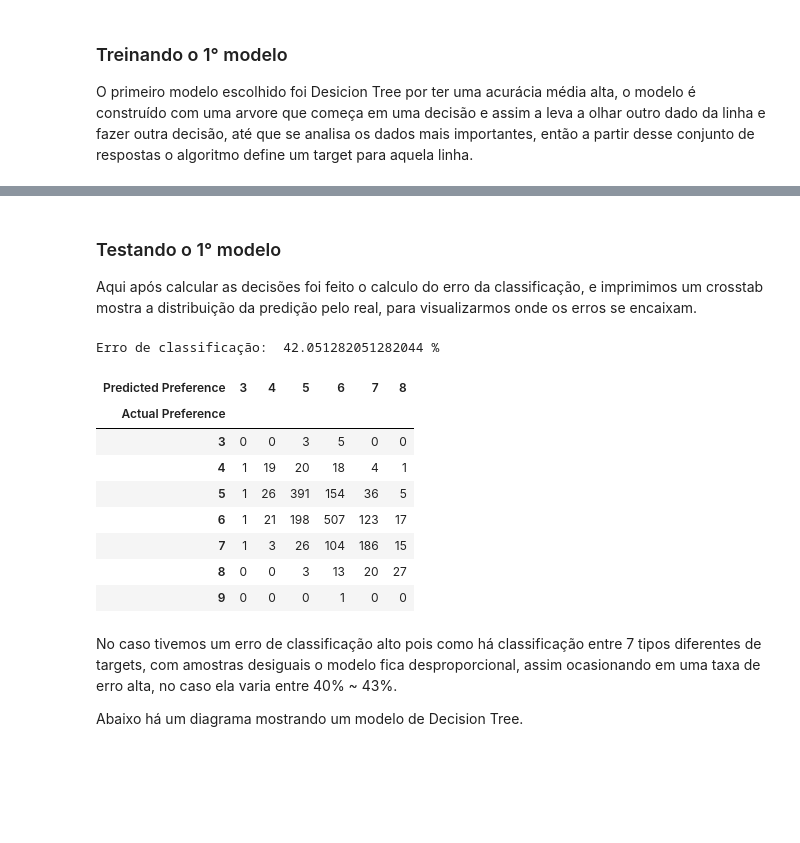
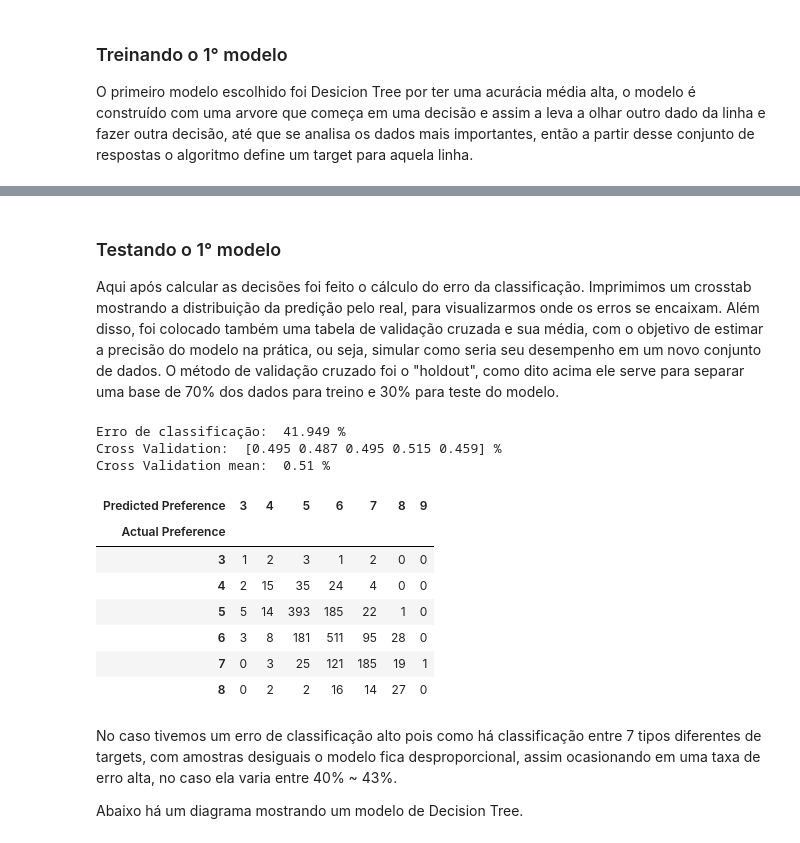
Before and after one commit to CEODINIZ/P2_CDados_2020.2, a Jupyter notebook: projeto 2.1/P2_v2_2020.ipynb, the cells around one changed output, grey strips where cells are left out. Drawn from its saved outputs; the diff is of its cells as text; code cells hidden in the pictures; blank space fills up the shorter version.

```diff
--- a/projeto 2.1/P2_v2_2020.ipynb
+++ b/projeto 2.1/P2_v2_2020.ipynb
@@ -165,25 +151,30 @@ DecisionTreeClassifier(ccp_alpha=0.0, class_weight=None, criterion='gini',
 # %% [markdown]
 ### Testando o 1° modelo
-Aqui após calcular as decisões foi feito o calculo do erro da classificação, e imprimimos um crosstab mostra a distribuição da predição pelo real, para visualizarmos onde os erros se encaixam.
+Aqui após calcular as decisões foi feito o cálculo do erro da classificação. Imprimimos um crosstab mostrando a distribuição da predição pelo real, para visualizarmos onde os erros se encaixam. Além disso, foi colocado também uma tabela de validação cruzada e sua média, com o objetivo de estimar a precisão do modelo na prática, ou seja, simular como seria seu desempenho em um novo conjunto de dados. O método de validação cruzado foi o "holdout", como dito acima ele serve para separar uma base de 70% dos dados para treino e 30% para teste do modelo.
 # %%
 error_clf = 1-clf.score(tst_features, tst_target)
-print("Erro de classificação: ", error_clf*100, "%")
+print("Erro de classificação: ", (error_clf*100).round(3), "%")
+cross_dt = cross_val_score(clf, tst_features, tst_target, cv=5, scoring='accuracy')
+
+print("Cross Validation: ", cross_dt.round(3),"%")
+print("Cross Validation mean: ", (1-cross_dt.mean()).round(3),"%") #pega o erro e não a acuracia
 
 # Matriz de Confusão
 predictions_clf = clf.predict(tst_features)
 
 pd.crosstab(tst_target, predictions_clf, rownames=['Actual Preference'], colnames=['Predicted Preference'])
 # %% [output]
-Erro de classificação:  42.051282051282044 %
+Erro de classificação:  41.949 %
+Cross Validation:  [0.495 0.487 0.495 0.515 0.459] %
+Cross Validation mean:  0.51 %
-| Predicted Preference | 3 | 4 | 5 | 6 | 7 | 8 |
-| Actual Preference |  |  |  |  |  |  |
-| 3 | 0 | 0 | 3 | 5 | 0 | 0 |
-| 4 | 1 | 19 | 20 | 18 | 4 | 1 |
-| 5 | 1 | 26 | 391 | 154 | 36 | 5 |
-| 6 | 1 | 21 | 198 | 507 | 123 | 17 |
-| 7 | 1 | 3 | 26 | 104 | 186 | 15 |
-| 8 | 0 | 0 | 3 | 13 | 20 | 27 |
-| 9 | 0 | 0 | 0 | 1 | 0 | 0 |
+| Predicted Preference | 3 | 4 | 5 | 6 | 7 | 8 | 9 |
+| Actual Preference |  |  |  |  |  |  |  |
+| 3 | 1 | 2 | 3 | 1 | 2 | 0 | 0 |
+| 4 | 2 | 15 | 35 | 24 | 4 | 0 | 0 |
+| 5 | 5 | 14 | 393 | 185 | 22 | 1 | 0 |
+| 6 | 3 | 8 | 181 | 511 | 95 | 28 | 0 |
+| 7 | 0 | 3 | 25 | 121 | 185 | 19 | 1 |
+| 8 | 0 | 2 | 2 | 16 | 14 | 27 | 0 |
 # %% [markdown]
 No caso tivemos um erro de classificação alto pois como há classificação entre 7 tipos diferentes de targets, com amostras desiguais o modelo fica desproporcional, assim ocasionando em uma taxa de erro alta, no caso ela varia entre 40% ~ 43%.
 
```
Also changed, not shown: parts of 14 cells of this notebook.
